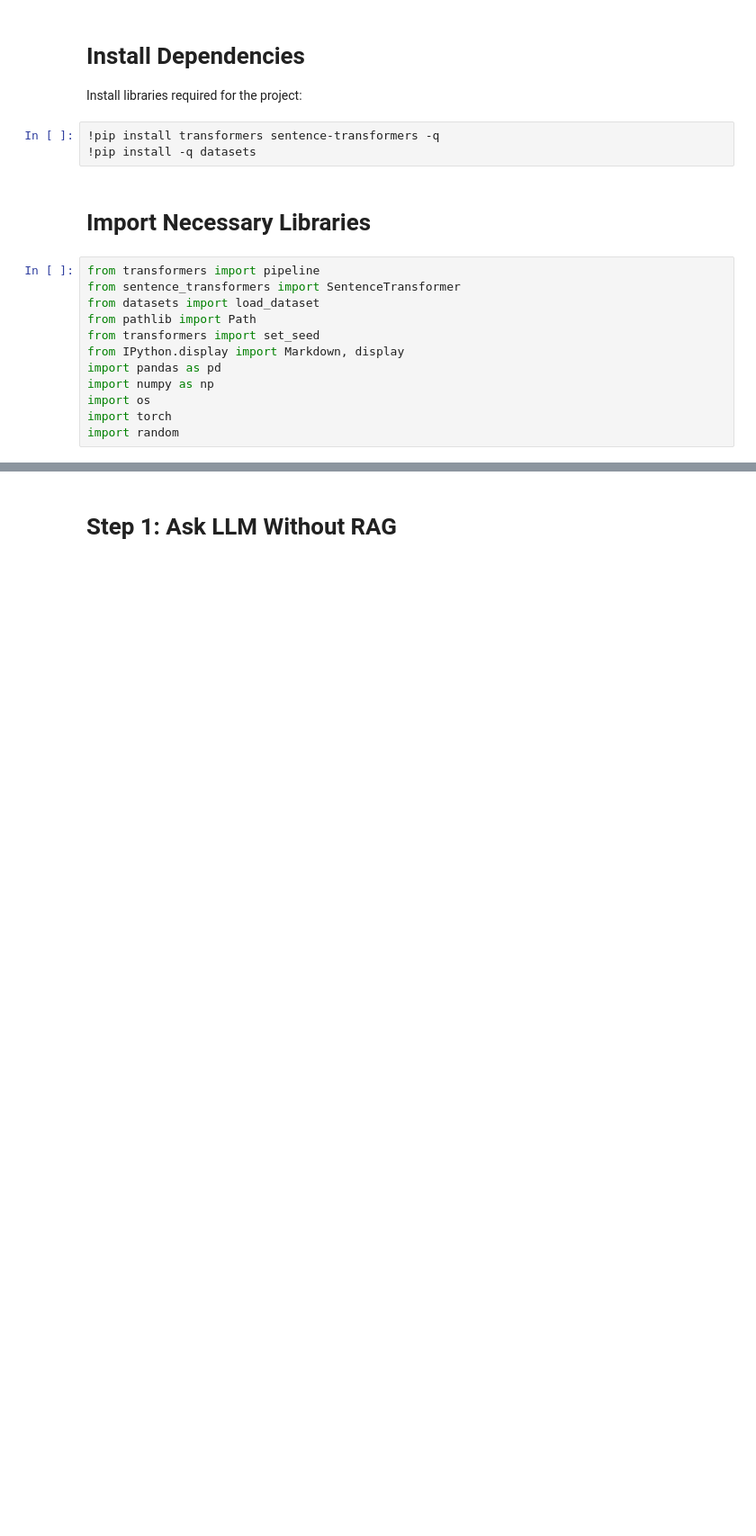
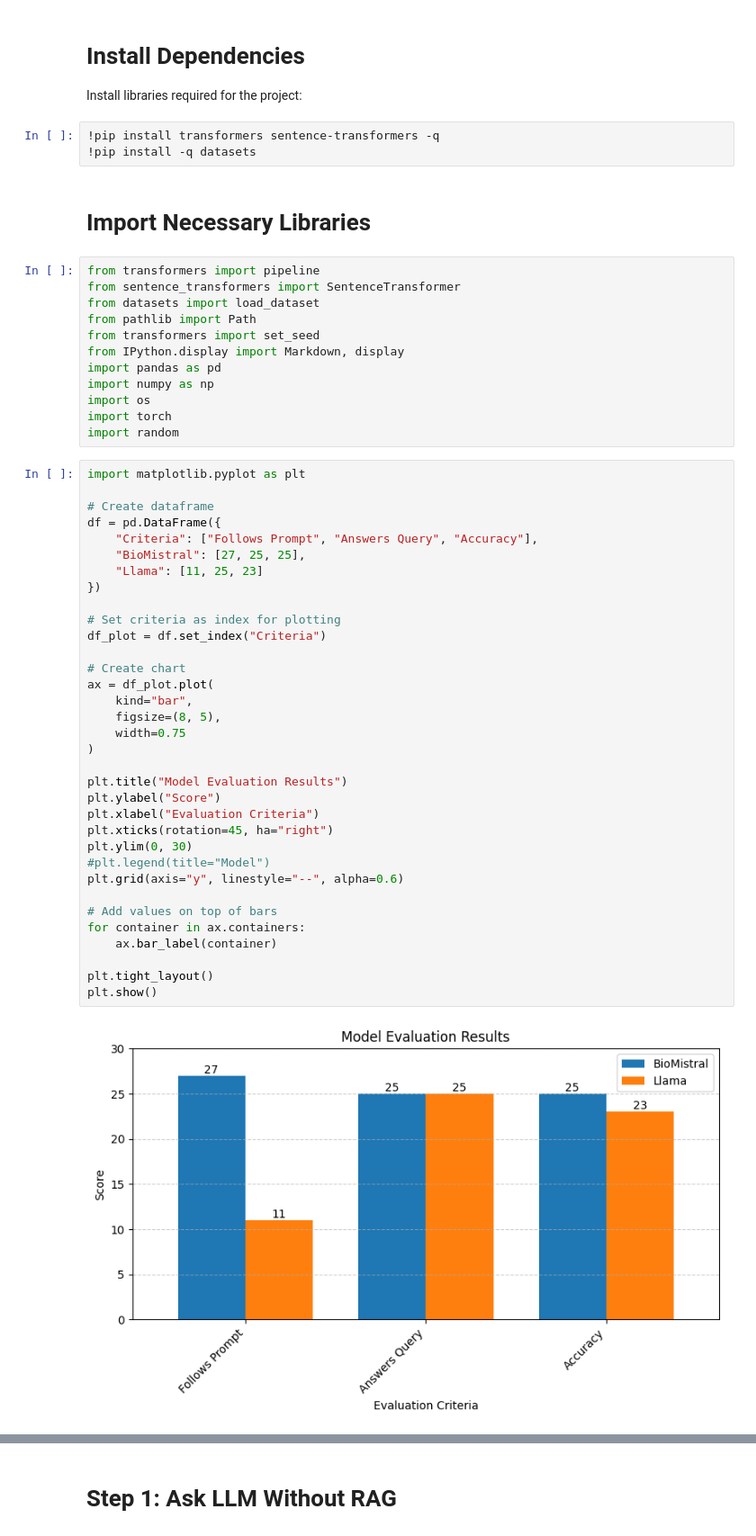
Before and after one commit to manha-star/NLP-Week2-Text-Generation, a Jupyter notebook: retrieval_augmented_generation__rag.ipynb, the cells around one changed output, grey strips where cells are left out. Shown at 90% size. Cells and saved outputs as stored; diff of their text form; blank space fills up the shorter version.

```diff
--- a/retrieval_augmented_generation__rag.ipynb
+++ b/retrieval_augmented_generation__rag.ipynb
@@ -71,6 +71,42 @@ import numpy as np
 import os
 import torch
 import random
+# %%
+import matplotlib.pyplot as plt
+
+# Create dataframe
+df = pd.DataFrame({
+    "Criteria": ["Follows Prompt", "Answers Query", "Accuracy"],
+    "BioMistral": [27, 25, 25],
+    "Llama": [11, 25, 23]
+})
+
+# Set criteria as index for plotting
+df_plot = df.set_index("Criteria")
+
+# Create chart
+ax = df_plot.plot(
+    kind="bar",
+    figsize=(8, 5),
+    width=0.75
+)
+
+plt.title("Model Evaluation Results")
+plt.ylabel("Score")
+plt.xlabel("Evaluation Criteria")
+plt.xticks(rotation=45, ha="right")
+plt.ylim(0, 30)
+#plt.legend(title="Model")
+plt.grid(axis="y", linestyle="--", alpha=0.6)
+
+# Add values on top of bars
+for container in ax.containers:
+    ax.bar_label(container)
+
+plt.tight_layout()
+plt.show()
+# %% [output]
+[figure, added]
 # %%
 !hf auth login
 # %% [output]
```
Also changed, not shown: parts of 7 cells of this notebook.
